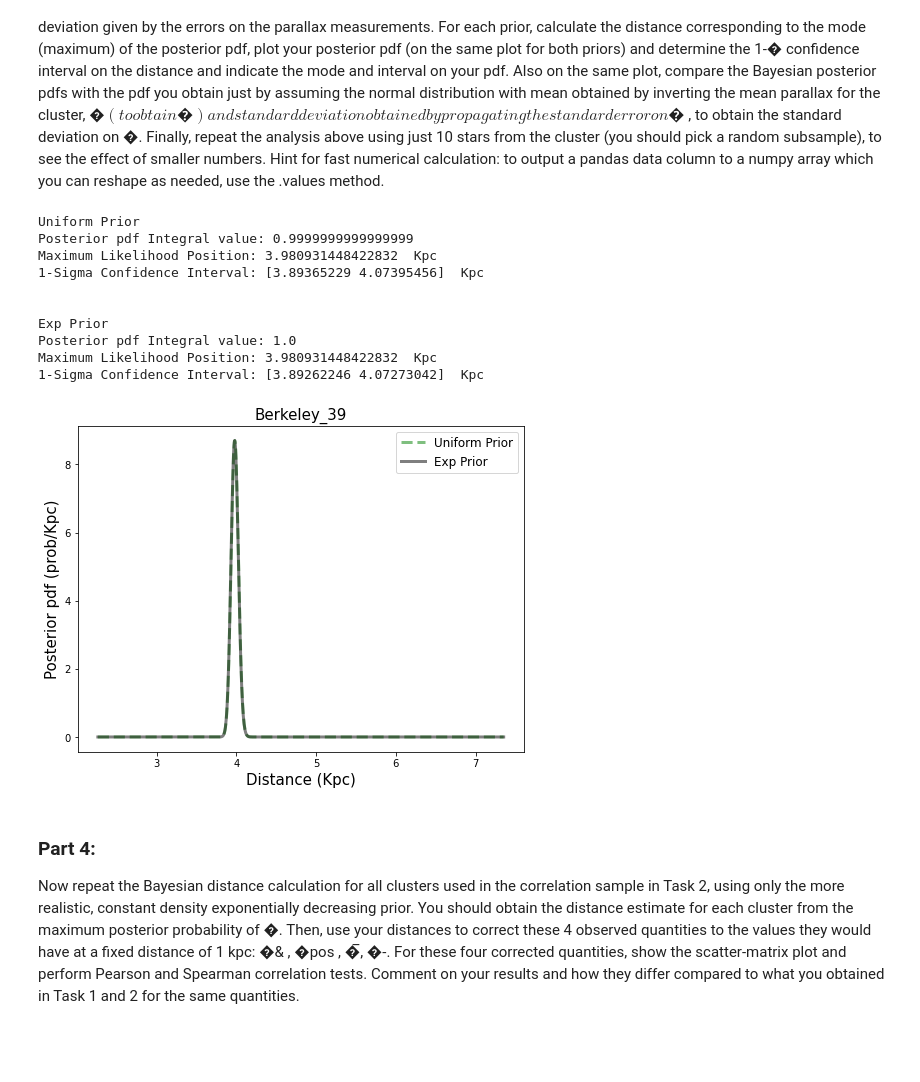
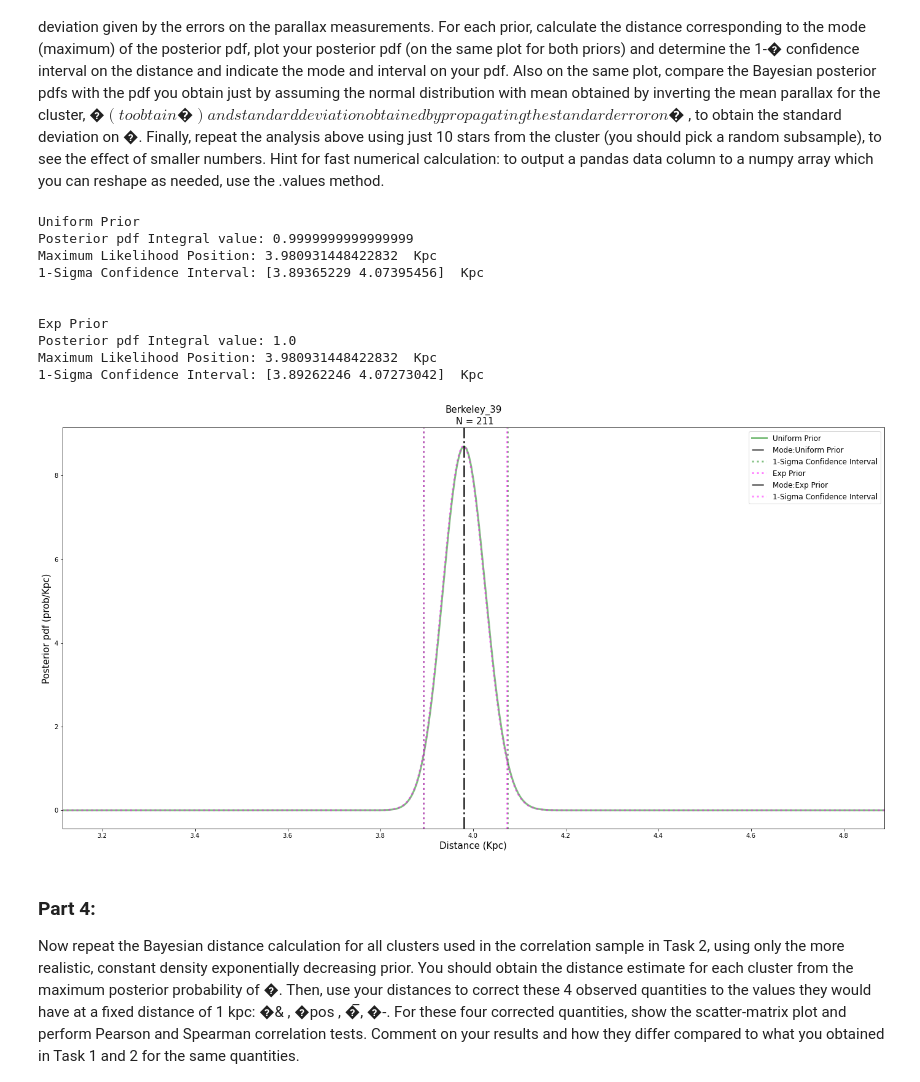
Before and after one commit to afinemax/stat_meth, a Jupyter notebook: assignments/a2/a2_max_fine.ipynb, the cells around one changed output. Saved outputs shown, nothing was run; the diff lists cells and outputs as text; code cells hidden in the pictures; blank space fills up the shorter version.

```diff
--- a/assignments/a2/a2_max_fine.ipynb
+++ b/assignments/a2/a2_max_fine.ipynb
@@ -411,15 +423,6 @@ def bayesian_analysis_distance(cluster_df, cluster_name, prior_type='uniform',
     # Now we normalize and we have our posterior pdf
     posterior_pdf = likel_ln  / likel_ln_int
 
-    # plotting
-    if plot == True:
-        plt.plot(dist_arr, posterior_pdf, color=color, label=label, linestyle=linestyle, alpha=0.5, linewidth=3)
-        plt.xlabel(r'Distance (Kpc)', size=15)
-        plt.ylabel(r'Posterior pdf (prob/Kpc)', size=15)
-        plt.title(cluster_name, size=15)
-        plt.legend(fontsize=12)
-
-
     # Find Maximum Likelihood Position
     max_likelihood_position = dist_arr[np.argmax(posterior_pdf)]
 
@@ -428,6 +431,28 @@ def bayesian_analysis_distance(cluster_df, cluster_name, prior_type='uniform',
     posterior_cdf = spint.cumulative_trapezoid(posterior_pdf,dist_arr,initial=0)
     posterior_ppf = spinterp.interp1d(posterior_cdf,dist_arr)
     int95 = posterior_ppf([0.025,0.975])
+
+
+    # plotting
+    if plot == True:
+
+        plt.plot(dist_arr, posterior_pdf, color=color, label=label, linestyle=linestyle, alpha=0.5, linewidth=3)
+        # Add vertical line for mode
+        plt.axvline(max_likelihood_position, linestyle='-.', color='k', alpha=0.5, label='Mode:' + label, linewidth=3)
+
+        # Add vertical lines for 1 sigma
+        plt.axvline(int95[0], linestyle=':', color=color, label='1-Sigma Confidence Interval', alpha=0.5, linewidth=3)
+        plt.axvline(int95[1], linestyle=':', color=color, alpha=0.5, linewidth=3)
+        # Legend and plotting garb
+        plt.legend(fontsize=12)
+        plt.xlabel(r'Distance (Kpc)', size=15)
+        plt.ylabel(r'Posterior pdf (prob/Kpc)', size=15)
+        plt.title(cluster_name + '\n N = ' + str(len(plx)),  size=15)
+
+        # x lim
+        plt.xlim (0.8 * int95[0], 1.2*int95[1])
+
+
 
     # Print results
     if print_results == True:
@@ -442,36 +467,36 @@ def bayesian_analysis_distance(cluster_df, cluster_name, prior_type='uniform',
     # Return
     return dist_arr, posterior_pdf, max_likelihood_position, int95
 # %%
-plt.figure(figsize=(8,6))
+plt.figure(figsize=(24,12))
 cluster_name = 'Berkeley_39'
 
 color='Green'
 label='Uniform Prior'
-linestyle='--'
+linestyle='-'
 prior_type = 'uniform'
 result= bayesian_analysis_distance(cluster_df=stars, cluster_name=cluster_name, prior_type='uniform',
                                    plot=True, print_results=True, color=color,
                                    label=label, linestyle=linestyle)
 
-color='k'
+color='magenta'
 label='Exp Prior'
-linestyle='-'
+linestyle=':'
 prior_type ='exp'
 result= bayesian_analysis_distance(cluster_df=stars, cluster_name=cluster_name, prior_type='exp',
                                    plot=True, print_results=True, color=color,
                                    label=label, linestyle=linestyle)
 # %% [output]
 Uniform Prior
 Posterior pdf Integral value: 0.9999999999999999
 Maximum Likelihood Position: 3.980931448422832  Kpc
 1-Sigma Confidence Interval: [3.89365229 4.07395456]  Kpc
 
 
 Exp Prior
 Posterior pdf Integral value: 1.0
 Maximum Likelihood Position: 3.980931448422832  Kpc
 1-Sigma Confidence Interval: [3.89262246 4.07273042]  Kpc
-[figure, old version]
+[figure, new version]
 # %% [markdown]
 ### Part 4:
 
```
Also changed, not shown: parts of 4 cells of this notebook.
